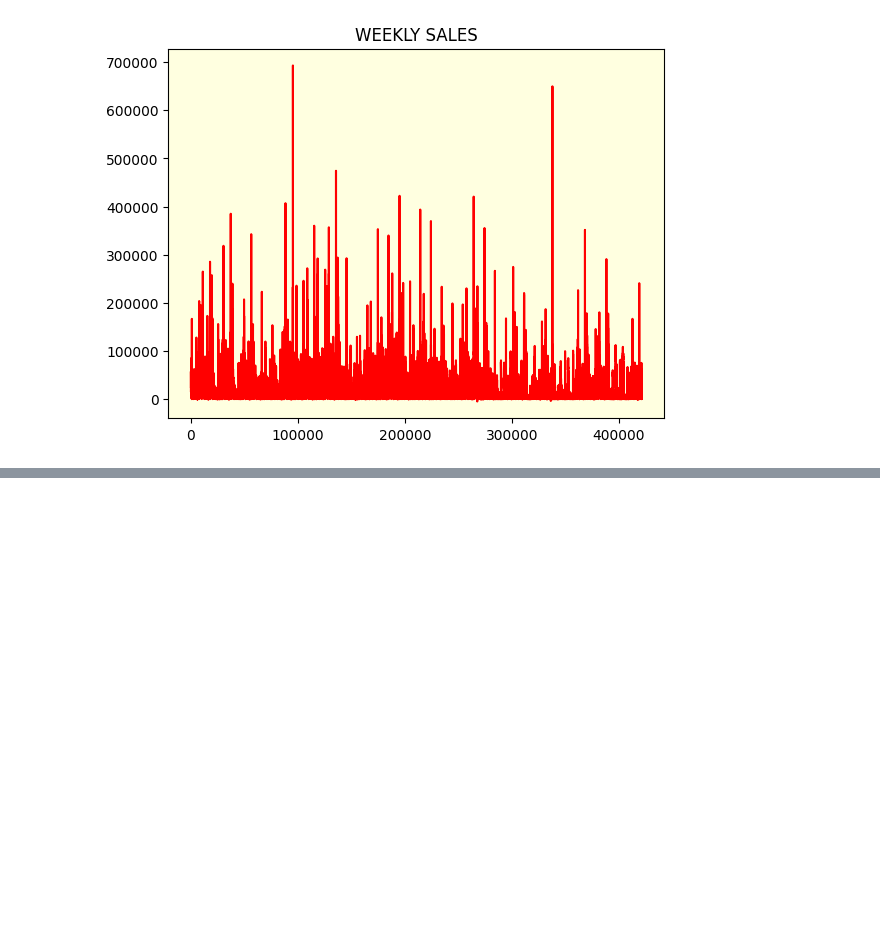
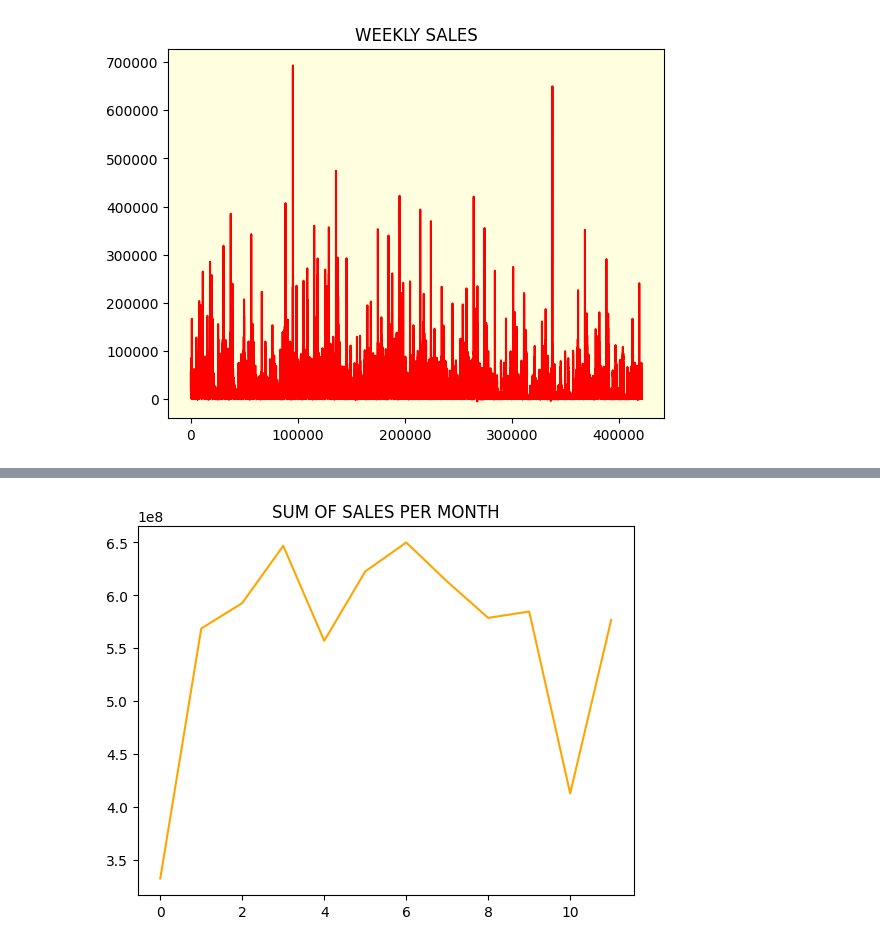
Before and after one commit to breakingcoders/walmart, a Jupyter notebook: walmart.ipynb, the cells around one changed output, grey strips where cells are left out. Drawn from its saved outputs; the diff is of its cells as text; code cells hidden in the pictures; blank space fills up the shorter version.

Commit message:
SUM OF SALES PER MONTH

```diff
--- a/walmart.ipynb
+++ b/walmart.ipynb
@@ -91,3 +91,6 @@ plt.title("WEEKLY SALES")
 plt.show()
 # %% [output]
 [figure]
+# %%
+new_data = data
+new_data
@@ -93,0 +111,3 @@ plt.show()
+# %%
+new_data["Date"] = new_data["Date"].apply(lambda i:i.split("-")[1])
+new_data
@@ -93,0 +128,3 @@ plt.show()
+# %%
+new_data["Date"] = new_data["Date"].astype(int)
+new_data
@@ -93,0 +184,6 @@ plt.show()
+# %%
+g = []
+for i in range(1 , 12+1):
+    s_monthly = sum(new_data[new_data["Date"] == i]["Weekly_Sales"])
+    print(f"MONTH {i} : {s_monthly}")
+    g.append(s_monthly)
@@ -93,0 +203,6 @@ plt.show()
+# %%
+plt.plot(g , color="orange")
+plt.title("SUM OF SALES PER MONTH")
+plt.show()
+# %% [output]
+[figure, added]
```
Also changed, not shown: parts of 8 cells of this notebook.
